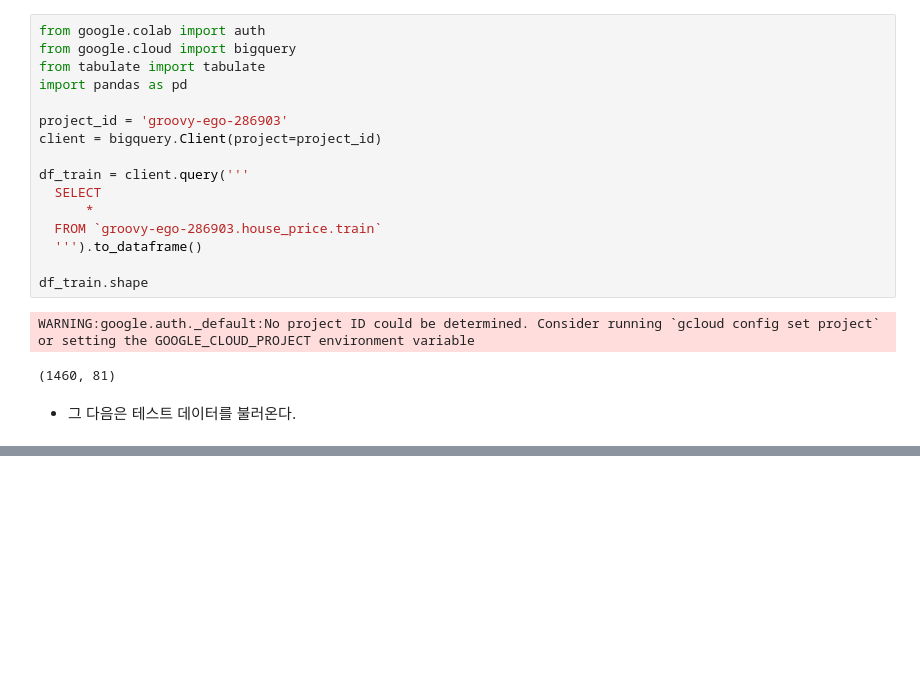
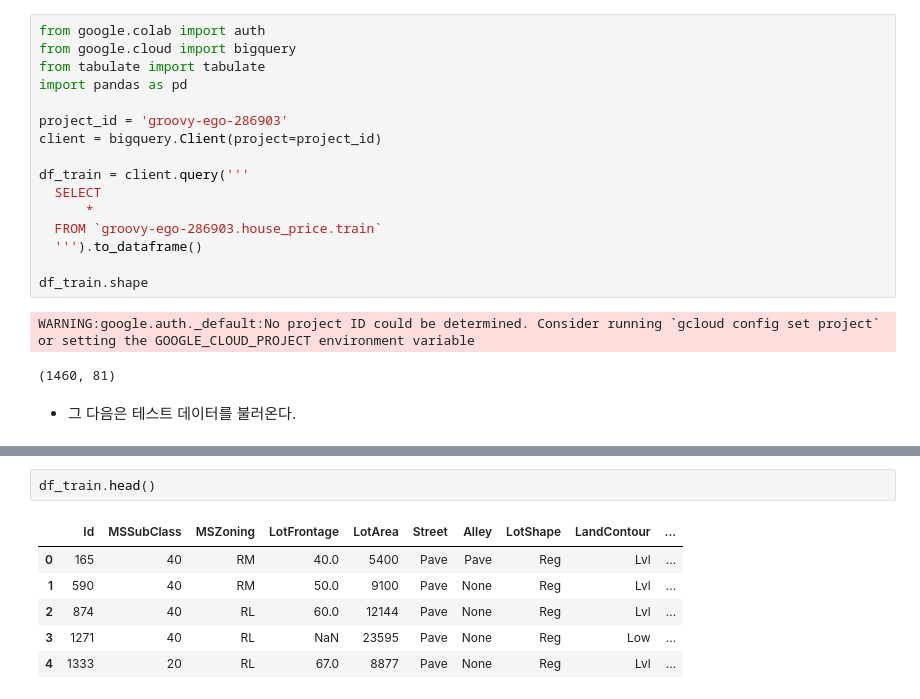
Before and after one commit to OH1107/Bigdata, a Jupyter notebook: ML/ML_3일차_20200819_HousePrice.ipynb, the cells around one changed output, grey strips where cells are left out. Cells and saved outputs as stored; diff of their text form; blank space fills up the shorter version.

```diff
--- a/ML/ML_3일차_20200819_HousePrice.ipynb
+++ b/ML/ML_3일차_20200819_HousePrice.ipynb
@@ -224,0 +283,9 @@ df_train.shape
+# %%
+df_train.head()
+# %% [output]
+|  | Id | MSSubClass | MSZoning | LotFrontage | LotArea | Street | Alley | LotShape | LandContour | ... |
+| 0 | 165 | 40 | RM | 40.0 | 5400 | Pave | Pave | Reg | Lvl | ... |
+| 1 | 590 | 40 | RM | 50.0 | 9100 | Pave | None | Reg | Lvl | ... |
+| 2 | 874 | 40 | RL | 60.0 | 12144 | Pave | None | Reg | Lvl | ... |
+| 3 | 1271 | 40 | RL | NaN | 23595 | Pave | None | Reg | Low | ... |
+| 4 | 1333 | 20 | RL | 67.0 | 8877 | Pave | None | Reg | Lvl | ... |
```
Also changed, not shown: parts of 29 cells of this notebook.
